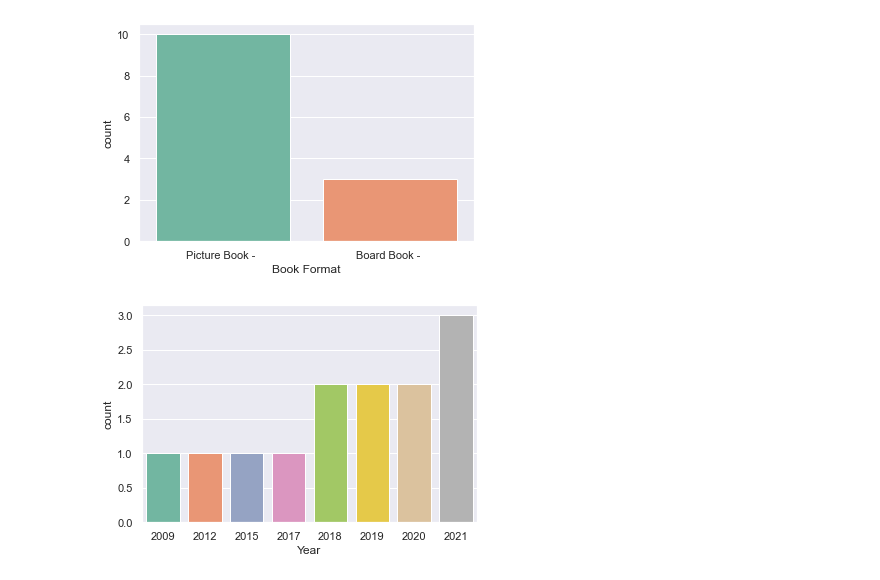
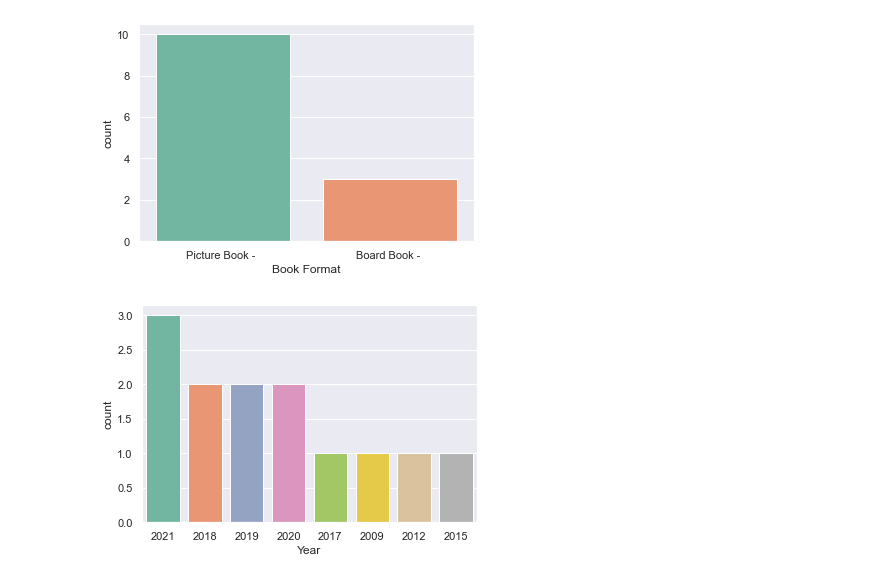
Before and after one commit to Ambush3/Scraping_KDL_Library, a Jupyter notebook: KDL.ipynb, the cells around one changed output. Cells and saved outputs as stored; diff of their text form; code cells hidden in the pictures.

Commit message:
Cleaning up plots

```diff
--- a/KDL.ipynb
+++ b/KDL.ipynb
@@ -218,6 +218,6 @@ ax = sns.countplot(x='Book Format', data=df, palette='Set2')
 # %% [output]
 [figure]
 # %%
-ax = sns.countplot(x='Year', data=df, palette='Set2')
+ax = sns.countplot(x='Year', data=df, palette='Set2', order=df.Year.value_counts().index)
 # %% [output]
-[figure, old version]
+[figure, new version]
```
